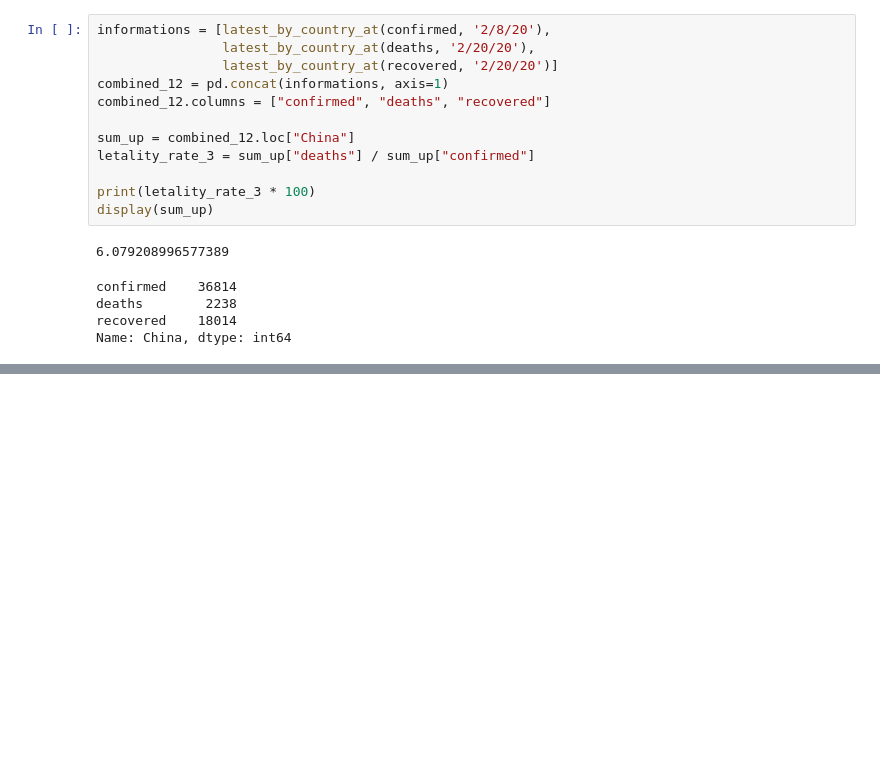
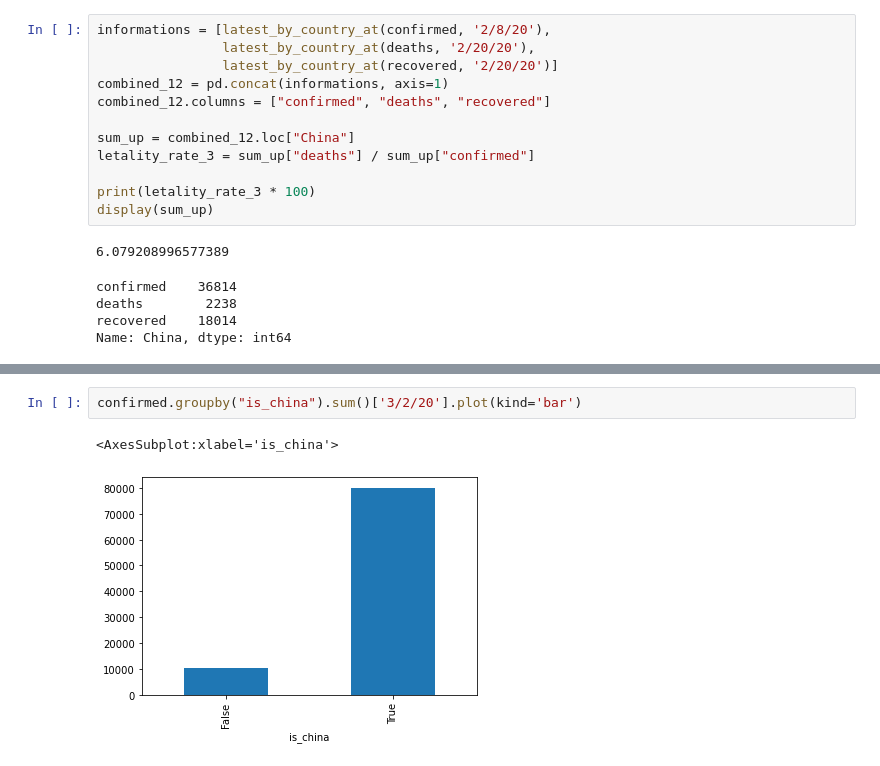
Before and after one commit to cglima/data-science-visualizacao-de-dados-para-saude-e-medicina, a Jupyter notebook: curso data science e saude-segunda-parte.ipynb, the cells around one changed output, grey strips where cells are left out. Drawn from its saved outputs; the diff is of its cells as text; blank space fills up the shorter version.

```diff
--- a/curso data science e saude-segunda-parte.ipynb
+++ b/curso data science e saude-segunda-parte.ipynb
@@ -674,0 +753,5 @@ Name: China, dtype: int64
+# %%
+confirmed.groupby("is_china").sum()['3/2/20'].plot(kind='bar')
+# %% [output]
+<AxesSubplot:xlabel='is_china'>
+[figure, added]
```
Also changed, not shown: parts of 34 cells of this notebook.
